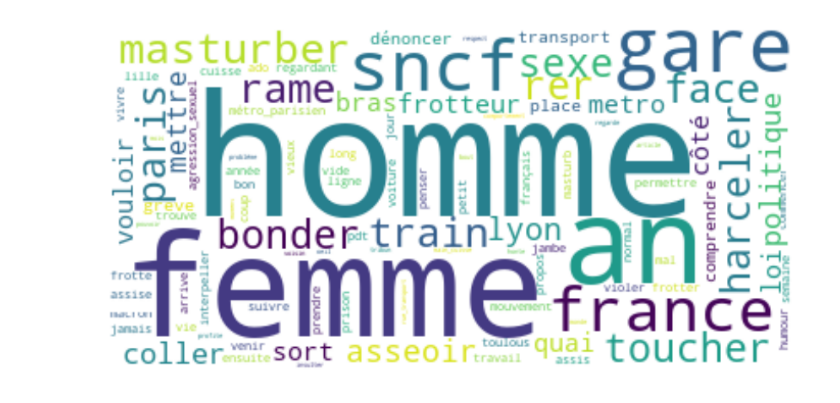
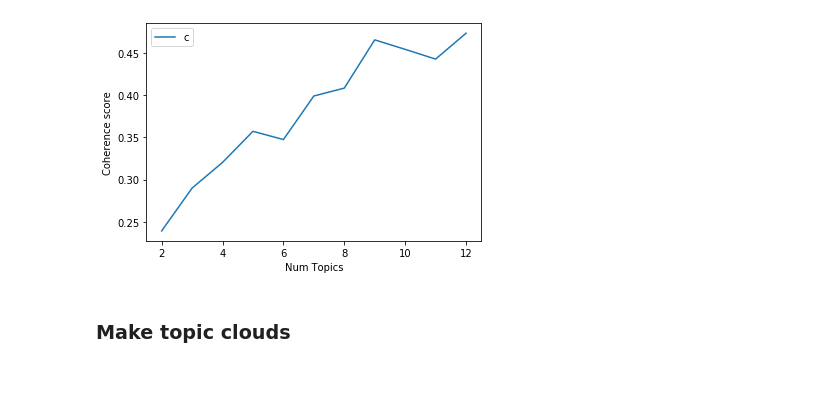
Before and after one commit to chaves/metoo_france, a Jupyter notebook: 06_topicModelingTransports.ipynb, the cells around one changed output. Drawn from its saved outputs; the diff is of its cells as text; code cells hidden in the pictures.

Commit message:
Mallet version of the LDA model

```diff
--- a/06_topicModelingTransports.ipynb
+++ b/06_topicModelingTransports.ipynb
@@ -137,0 +76,42 @@ Topic done n°8
+# %%
+def compute_coherence_values(dictionary, id2word, corpus, texts, limit, start=2, step=3):
+    """
+    Compute c_v coherence for various number of topics
+
+    Parameters:
+    ----------
+    dictionary : Gensim dictionary
+    corpus : Gensim corpus
+    texts : List of input texts
+    limit : Max num of topics
+
+    Returns:
+    -------
+    model_list : List of LDA topic models
+    coherence_values : Coherence values corresponding to the LDA model with respective number of topics
+    x_values : topics range
+    """
+    coherence_values = []
+    model_list = []
+    x_values = range(start, limit, step)
+    for num_topics in x_values:
+        MalletModel = gensim.models.wrappers.LdaMallet(MALLET_PATH, corpus=corpus, num_topics=num_topics,
+                                                       id2word=id2word, random_seed = 30)
+        model_list.append(MalletModel)
+        save_pyLDAvisFromMallet(MalletModel, num_topics, corpus, dictionary) #save visualisation
+        coherencemodel = CoherenceModel(model=MalletModel, texts=texts, dictionary=dictionary, coherence='c_v')
+        coherence_values.append(coherencemodel.get_coherence())
+        print('Topic done n°{}'.format(num_topics))
+
+    return model_list, x_values, coherence_values
+# %%
+def show_coherence_graph(x_values, coherence_values):
+    plt.plot(x_values, coherence_values)
+    plt.xlabel("Num Topics")
+    plt.ylabel("Coherence score")
+    plt.legend(("coherence_values"), loc='best')
+    plt.show()
+# %%
+model_list, x_values, coherence_values = compute_coherence_values(dictionary=dictionary, id2word=id2word,
+                                                        corpus=corpus, texts=data_lemmatized,
+                                                        start=2, limit=13 , step=1)
@@ -138 +130,7 @@ Topic done n°8
+# %%
+show_coherence_graph(x_values, coherence_values)
+# %% [output]
+[figure, added]
+# %% [markdown]
+### Make topic clouds
 # %%
@@ -145,7 +143,3 @@ def cloud_topic(nb, model):
     ax = plt.imshow(wordcloud, interpolation='bilinear')
     plt.axis("off")
     plt.show()
-# %%
-cloud_topic(0, model)
-# %% [output]
-[figure, removed]
```
Also changed, not shown: parts of 45 cells of this notebook, 29 other files.
